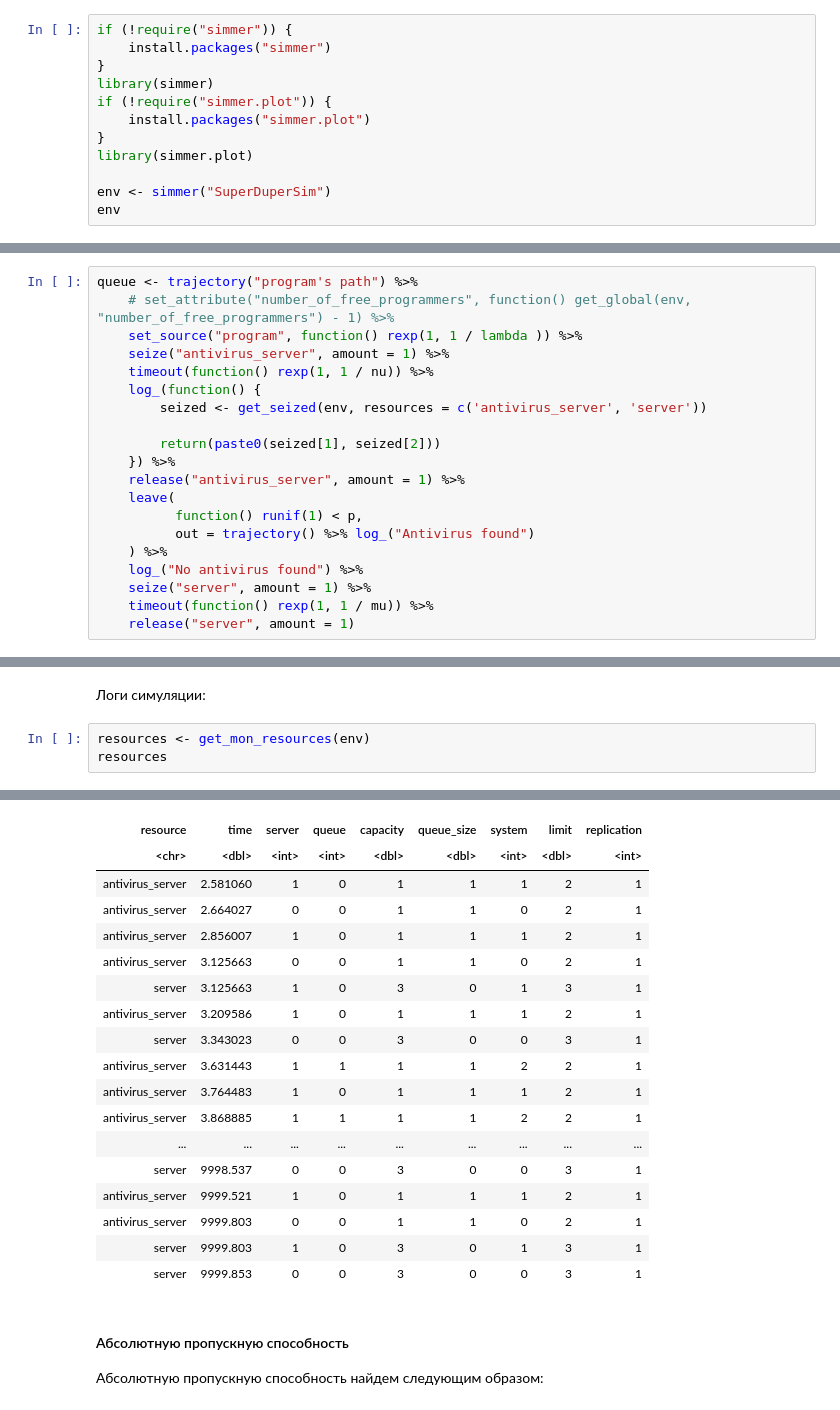
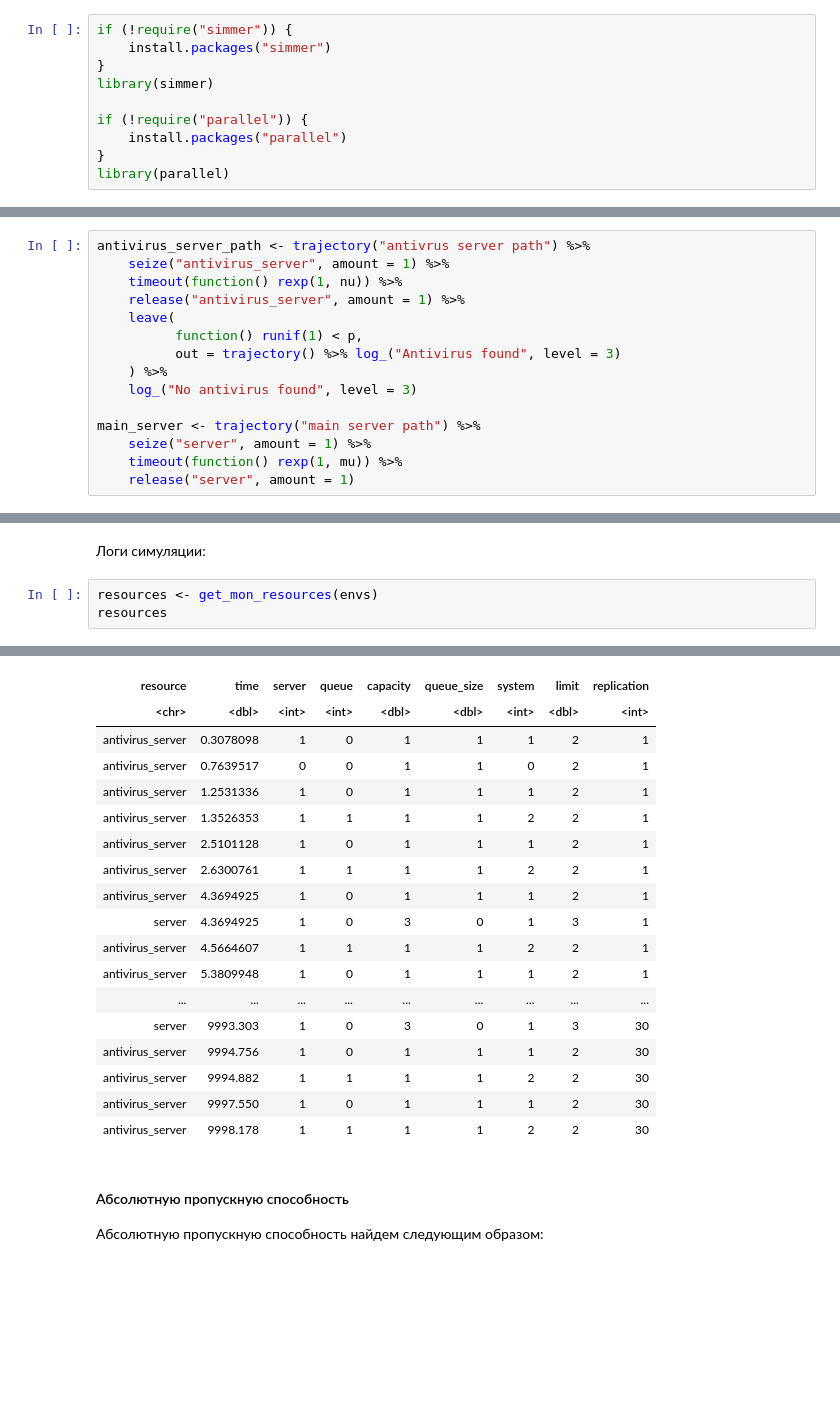
Before and after one commit to DeadlySquad13/t4-2-PerformanceAnalysis__Labs, a Jupyter notebook: Lab6/PerformanceAnalysis__Lab6.ipynb, the cells around one changed output, grey strips where cells are left out. Cells and saved outputs as stored; diff of their text form; blank space fills up the shorter version.

```diff
--- a/Lab6/PerformanceAnalysis__Lab6.ipynb
+++ b/Lab6/PerformanceAnalysis__Lab6.ipynb
@@ -280,10 +286,8 @@ if (!require("simmer")) {
     install.packages("simmer")
 }
 library(simmer)
-if (!require("simmer.plot")) {
-    install.packages("simmer.plot")
+
+if (!require("parallel")) {
+    install.packages("parallel")
 }
-library(simmer.plot)
-
-env <- simmer("SuperDuperSim")
-env
+library(parallel)
@@ -293,22 +294,17 @@ simmer environment: SuperDuperSim | now: 0 | next:
 # %% [markdown]
 Зададим траекторию отказа в случае полной очереди:
 # %%
-queue <- trajectory("program's path") %>%
-    # set_attribute("number_of_free_programmers", function() get_global(env, "number_of_free_programmers") - 1) %>%
-    set_source("program", function() rexp(1, 1 / lambda )) %>%
+antivirus_server_path <- trajectory("antivrus server path") %>%
     seize("antivirus_server", amount = 1) %>%
-    timeout(function() rexp(1, 1 / nu)) %>%
-    log_(function() {
-        seized <- get_seized(env, resources = c('antivirus_server', 'server'))
-
-        return(paste0(seized[1], seized[2]))
-    }) %>%
+    timeout(function() rexp(1, nu)) %>%
     release("antivirus_server", amount = 1) %>%
     leave(
           function() runif(1) < p,
-          out = trajectory() %>% log_("Antivirus found")
+          out = trajectory() %>% log_("Antivirus found", level = 3)
     ) %>%
-    log_("No antivirus found") %>%
+    log_("No antivirus found", level = 3)
+
+main_server <- trajectory("main server path") %>%
     seize("server", amount = 1) %>%
-    timeout(function() rexp(1, 1 / mu)) %>%
+    timeout(function() rexp(1, mu)) %>%
     release("server", amount = 1)
@@ -377,6 +388,6 @@ A arrivals: 35006 × 6
 # %% [markdown]
 Логи симуляции:
 # %%
-resources <- get_mon_resources(env)
+resources <- get_mon_resources(envs)
 resources
 # %% [output]
@@ -384,21 +395,21 @@ A resources: 37346 × 9
 | resource | time | server | queue | capacity | queue_size | system | limit | replication |
 | <chr> | <dbl> | <int> | <int> | <dbl> | <dbl> | <int> | <dbl> | <int> |
-| antivirus_server | 2.581060 | 1 | 0 | 1 | 1 | 1 | 2 | 1 |
-| antivirus_server | 2.664027 | 0 | 0 | 1 | 1 | 0 | 2 | 1 |
-| antivirus_server | 2.856007 | 1 | 0 | 1 | 1 | 1 | 2 | 1 |
-| antivirus_server | 3.125663 | 0 | 0 | 1 | 1 | 0 | 2 | 1 |
-| server | 3.125663 | 1 | 0 | 3 | 0 | 1 | 3 | 1 |
-| antivirus_server | 3.209586 | 1 | 0 | 1 | 1 | 1 | 2 | 1 |
-| server | 3.343023 | 0 | 0 | 3 | 0 | 0 | 3 | 1 |
-| antivirus_server | 3.631443 | 1 | 1 | 1 | 1 | 2 | 2 | 1 |
-| antivirus_server | 3.764483 | 1 | 0 | 1 | 1 | 1 | 2 | 1 |
-| antivirus_server | 3.868885 | 1 | 1 | 1 | 1 | 2 | 2 | 1 |
+| antivirus_server | 0.3078098 | 1 | 0 | 1 | 1 | 1 | 2 | 1 |
+| antivirus_server | 0.7639517 | 0 | 0 | 1 | 1 | 0 | 2 | 1 |
+| antivirus_server | 1.2531336 | 1 | 0 | 1 | 1 | 1 | 2 | 1 |
+| antivirus_server | 1.3526353 | 1 | 1 | 1 | 1 | 2 | 2 | 1 |
+| antivirus_server | 2.5101128 | 1 | 0 | 1 | 1 | 1 | 2 | 1 |
+| antivirus_server | 2.6300761 | 1 | 1 | 1 | 1 | 2 | 2 | 1 |
+| antivirus_server | 4.3694925 | 1 | 0 | 1 | 1 | 1 | 2 | 1 |
+| server | 4.3694925 | 1 | 0 | 3 | 0 | 1 | 3 | 1 |
+| antivirus_server | 4.5664607 | 1 | 1 | 1 | 1 | 2 | 2 | 1 |
+| antivirus_server | 5.3809948 | 1 | 0 | 1 | 1 | 1 | 2 | 1 |
 | ... | ... | ... | ... | ... | ... | ... | ... | ... |
-| server | 9998.537 | 0 | 0 | 3 | 0 | 0 | 3 | 1 |
-| antivirus_server | 9999.521 | 1 | 0 | 1 | 1 | 1 | 2 | 1 |
-| antivirus_server | 9999.803 | 0 | 0 | 1 | 1 | 0 | 2 | 1 |
-| server | 9999.803 | 1 | 0 | 3 | 0 | 1 | 3 | 1 |
-| server | 9999.853 | 0 | 0 | 3 | 0 | 0 | 3 | 1 |
+| server | 9993.303 | 1 | 0 | 3 | 0 | 1 | 3 | 30 |
+| antivirus_server | 9994.756 | 1 | 0 | 1 | 1 | 1 | 2 | 30 |
+| antivirus_server | 9994.882 | 1 | 1 | 1 | 1 | 2 | 2 | 30 |
+| antivirus_server | 9997.550 | 1 | 0 | 1 | 1 | 1 | 2 | 30 |
+| antivirus_server | 9998.178 | 1 | 1 | 1 | 1 | 2 | 2 | 30 |
 # %% [markdown]
 #### Абсолютную пропускную способность
 Абсолютную пропускную способность найдем следующим образом:
```
Also changed, not shown: parts of 26 cells of this notebook, 1 other file.
